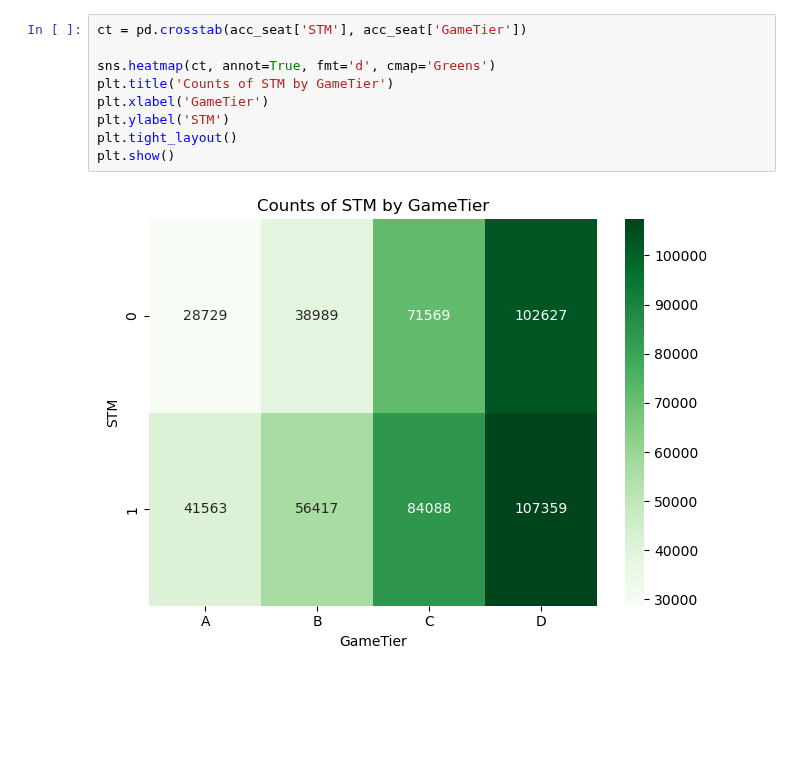
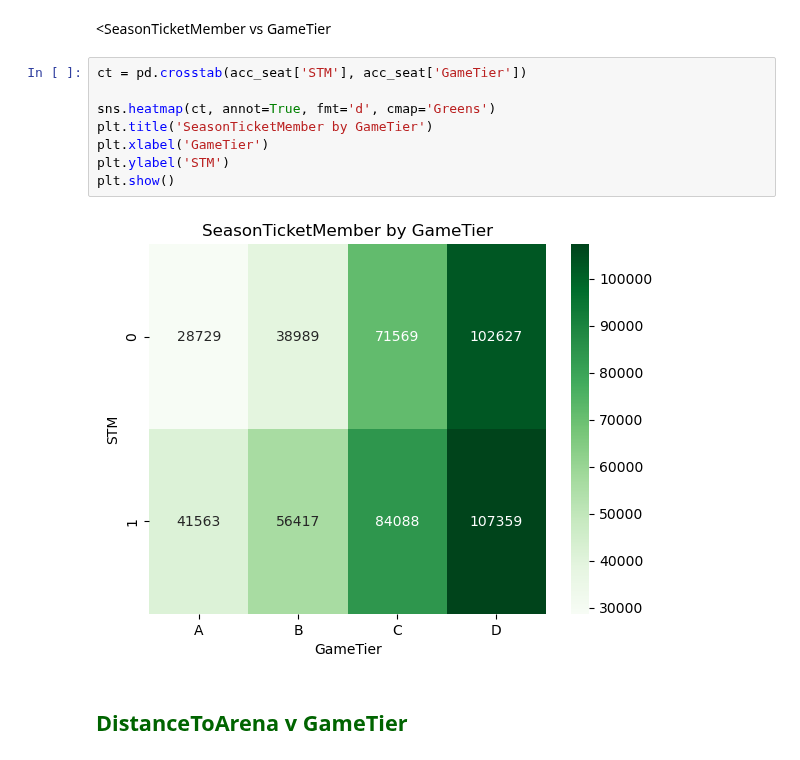
Before and after one commit to chowdhuryj-github/BucksFanExperience, a Jupyter notebook: BucksDataVisualization/DataVisualization-Galvanm.ipynb, the cells around one changed output. Drawn from its saved outputs; the diff is of its cells as text; blank space fills up the shorter version.

```diff
--- a/BucksDataVisualization/DataVisualization-Galvanm.ipynb
+++ b/BucksDataVisualization/DataVisualization-Galvanm.ipynb
@@ -74,12 +122,15 @@ plt.show()
+# %% [markdown]
+<SeasonTicketMember vs GameTier
 # %%
 ct = pd.crosstab(acc_seat['STM'], acc_seat['GameTier'])
 
 sns.heatmap(ct, annot=True, fmt='d', cmap='Greens')
-plt.title('Counts of STM by GameTier')
+plt.title('SeasonTicketMember by GameTier')
 plt.xlabel('GameTier')
 plt.ylabel('STM')
-plt.tight_layout()
 plt.show()
 # %% [output]
-[figure, old version]
+[figure, new version]
+# %% [markdown]
+<h2 style="color: #006400;">DistanceToArena v GameTier</h2>
 # %%
```
Also changed, not shown: parts of 14 cells of this notebook, 4 other files.
